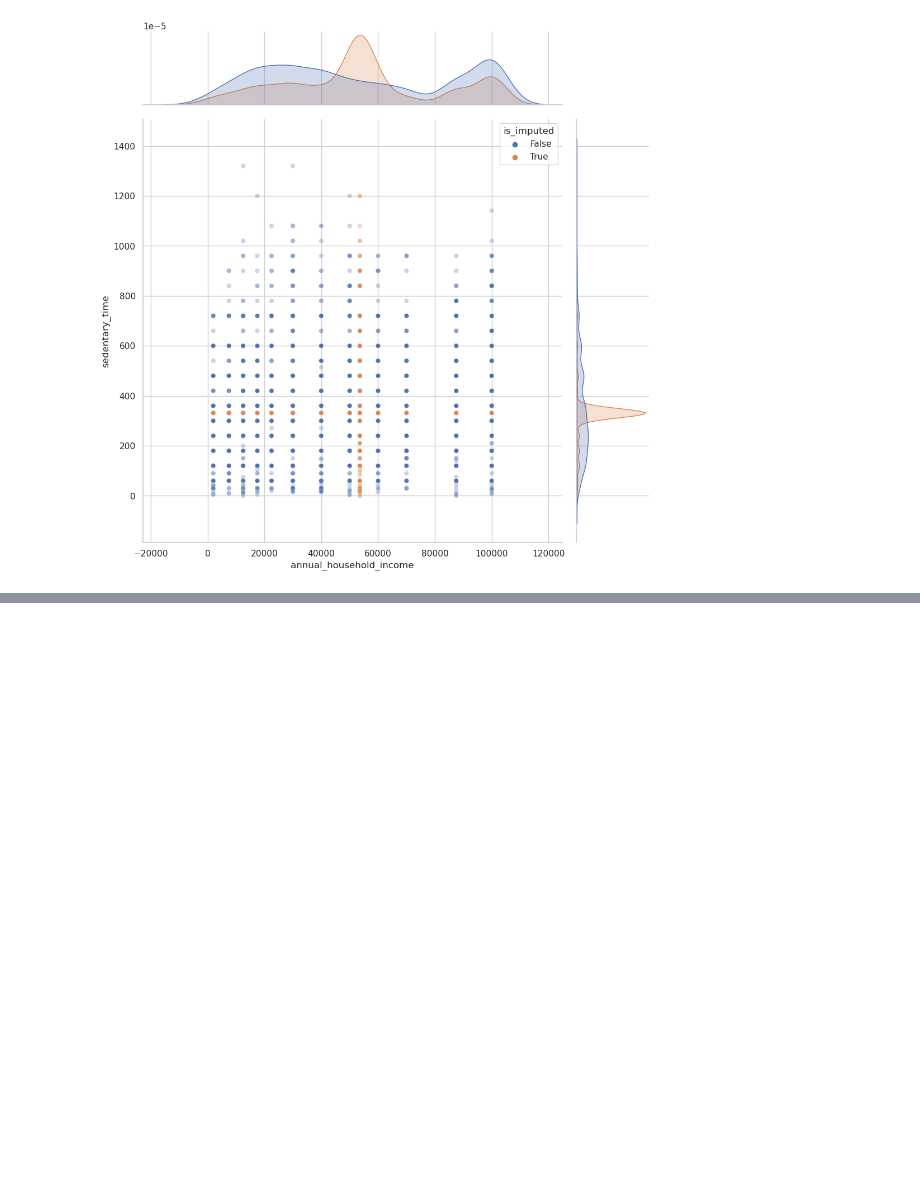
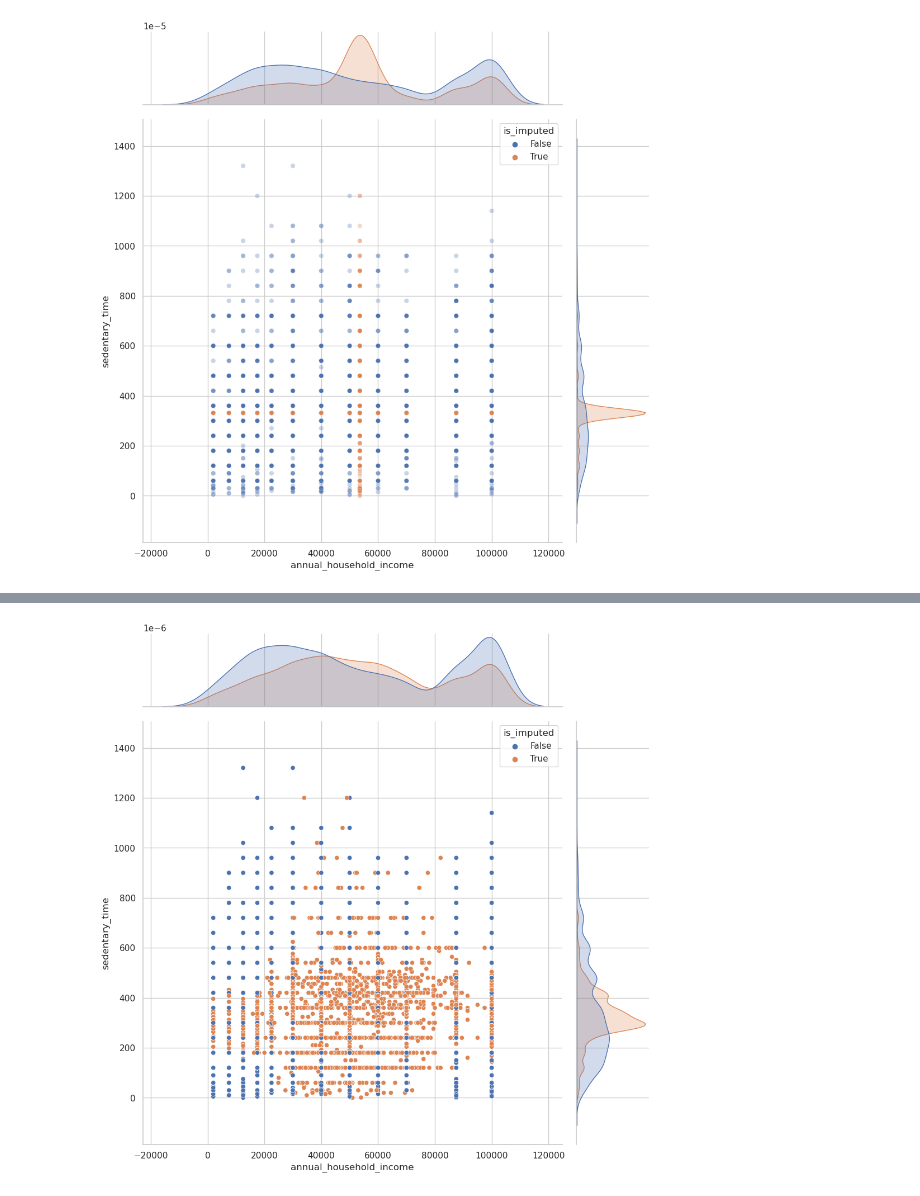
Before and after one commit to fenilenvinileno97/missing-values, a Jupyter notebook: notebooks/nhanes-imputing.ipynb, the cells around one changed output, grey strips where cells are left out. Cells and saved outputs as stored; diff of their text form; code cells hidden in the pictures; blank space fills up the shorter version.

```diff
--- a/notebooks/nhanes-imputing.ipynb
+++ b/notebooks/nhanes-imputing.ipynb
@@ -434,0 +559,5 @@ plt.show()
+# %%
+knn_imputer = sklearn.impute.KNNImputer()
+activity_df_knn = activity_df_transformed.copy(deep=True)
+activity_df_knn.iloc[:, :] = knn_imputer.fit_transform(activity_df_transformed).round()
+activity_df_knn
@@ -434,0 +579,22 @@ plt.show()
+# %%
+(
+    pd.concat(
+        [
+            activity_df_knn,
+            activity_df.missing.create_shadow_matrix(
+                true_string=True,
+                false_string=False,
+                suffix="_imp"
+                )
+        ],
+        axis=1
+    )
+    .missing.scatter_imputation_plot(
+        x="annual_household_income",
+        y="sedentary_time",
+        height=10,
+        show_marginal=True
+    )
+);
+# %% [output]
+[figure, added]
```
Also changed, not shown: parts of 24 cells of this notebook, 2 other files.
